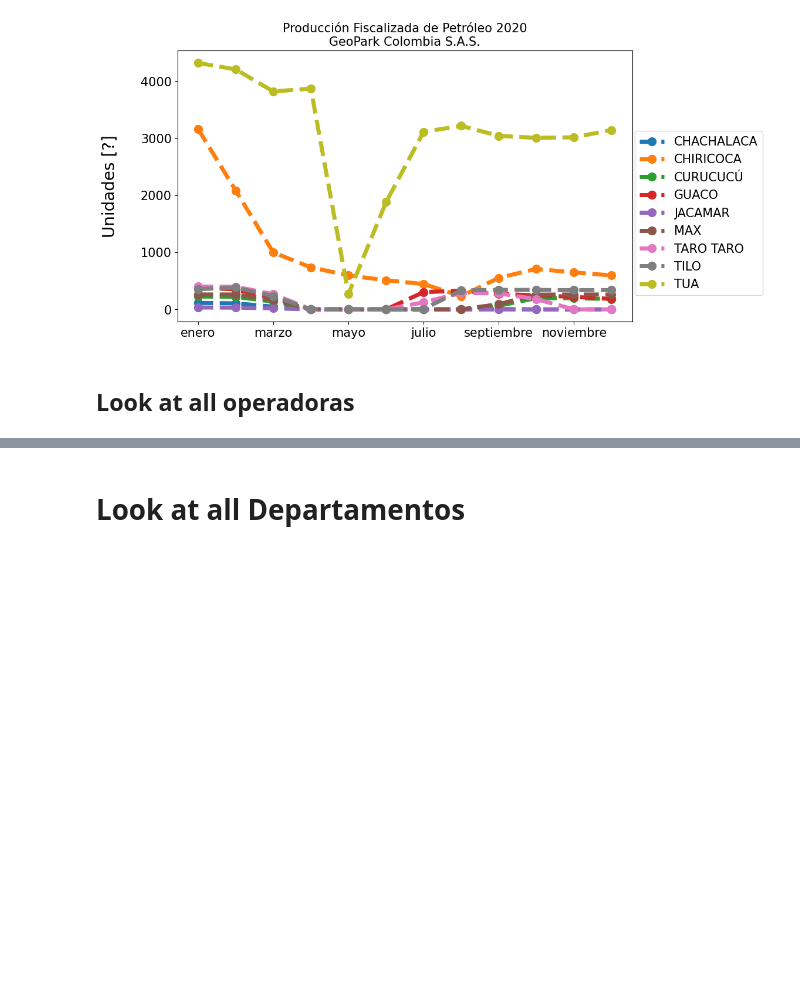
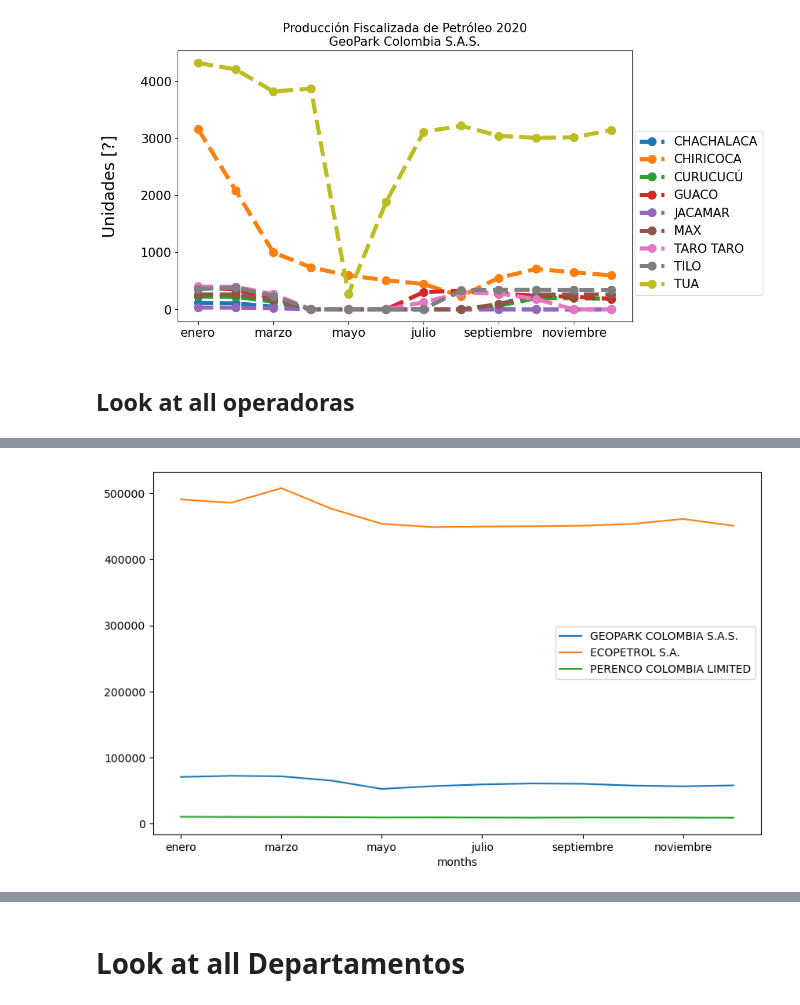
Before and after one commit to earthlab-education/02-geopark-pandas-dataframes-macacosta, a Jupyter notebook: notebooks/02-geopark-pandas-empty.ipynb, the cells around one changed output, grey strips where cells are left out. Saved outputs shown, nothing was run; the diff lists cells and outputs as text; code cells hidden in the pictures; blank space fills up the shorter version.

```diff
--- a/notebooks/02-geopark-pandas-empty.ipynb
+++ b/notebooks/02-geopark-pandas-empty.ipynb
@@ -473,0 +490,5 @@ plt.show()
+# %%
+oper_mon_df = op20_df.loc[:, ['operadora','enero','febrero','marzo','abril',
+                              'mayo','junio','julio','agosto','septiembre',
+                              'octubre','noviembre','diciembre']]
+oper_mon_df
@@ -474,2 +510,4 @@ plt.show()
 # %%
 # Group by 'operadora' then sum -> return single entry per company per month
+oper_grouped_df_sum = oper_mon_df.groupby("operadora").sum()
+oper_grouped_df_sum
@@ -476,2 +533,4 @@ plt.show()
 # %%
 # Transpose the DataFrame
+oper_trans_df = oper_grouped_df_sum.T
+oper_trans_df.head()
@@ -478,2 +545,4 @@ plt.show()
 # %%
 # Give index_col name of 'months'
+oper_trans_df.index.names = ['months']
+oper_trans_df.head()
@@ -484,2 +579,15 @@ plt.show()
+# %%
+# Plot columns (operadora) one-at-a-time
+fig, ax = plt.subplots(figsize=(10,6))
+oper_trans_df.plot(y='GEOPARK COLOMBIA S.A.S.',
+                   ax=ax)
+oper_trans_df.plot(y='ECOPETROL S.A.',
+                   ax=ax)
+oper_trans_df.plot(y='PERENCO COLOMBIA LIMITED',
+                   ax=ax)
+
+plt.show()
+# %% [output]
+[figure, added]
 # %%
 # Drop the outlier ECOPETROL S.A.
```
Also changed, not shown: parts of 16 cells of this notebook.
